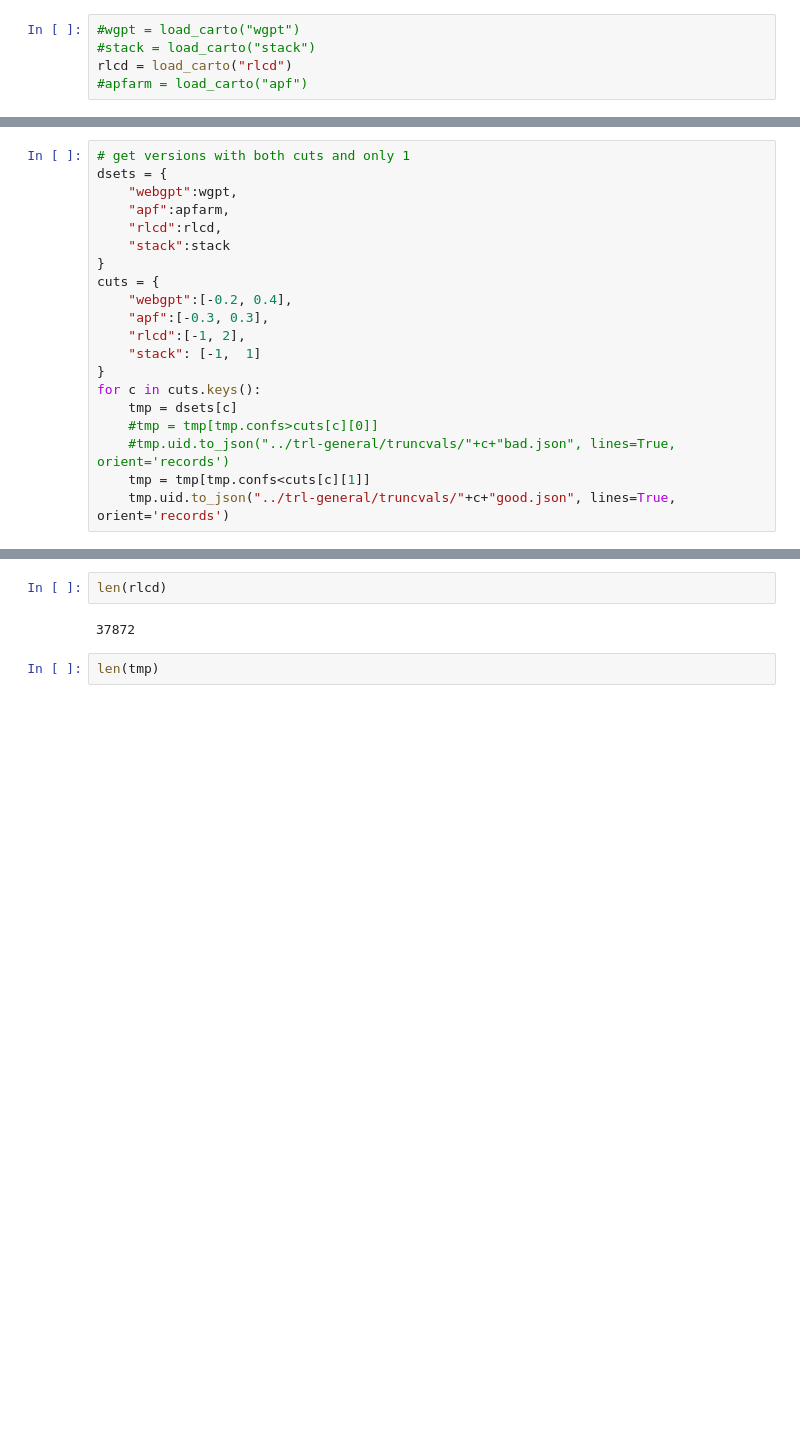
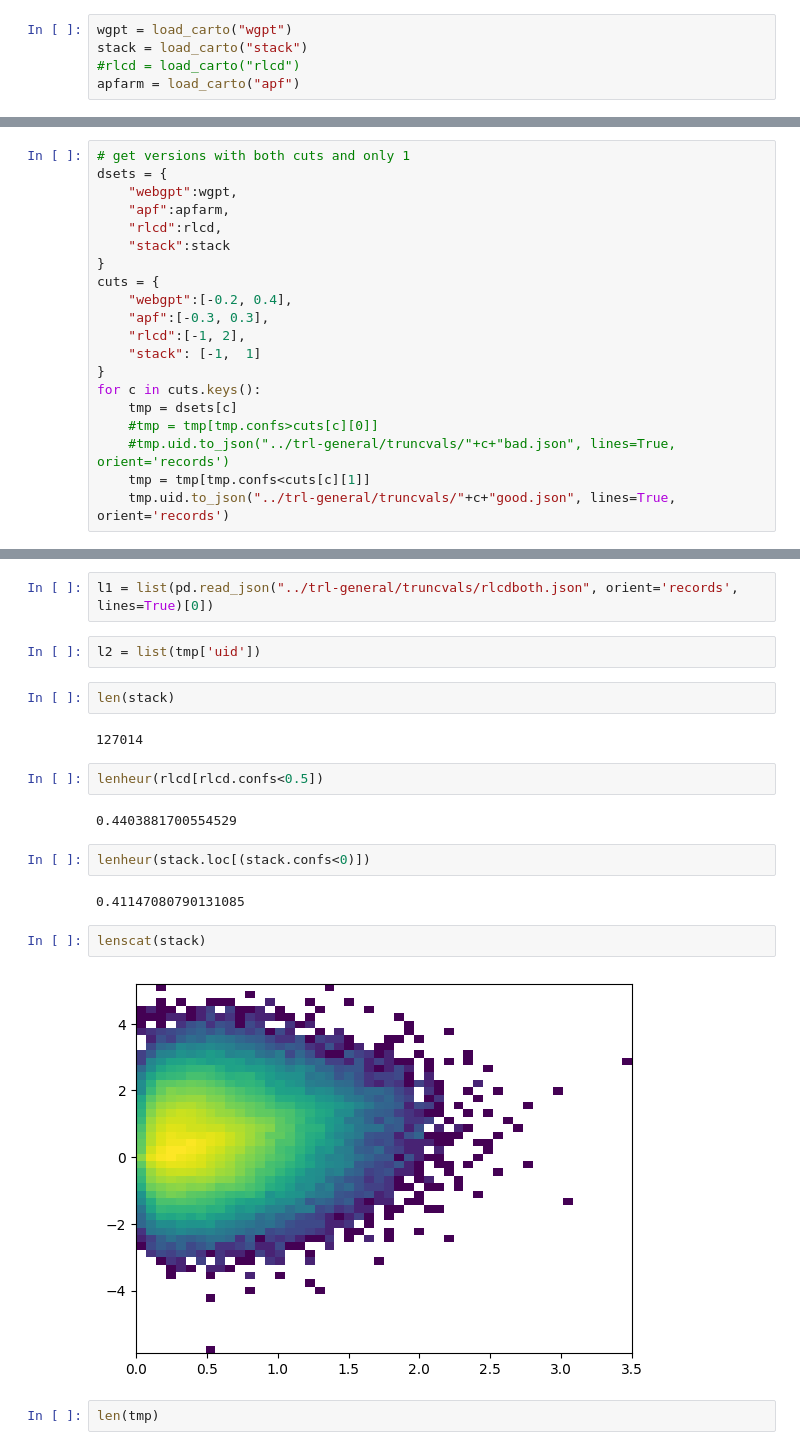
Before and after one commit to PrasannS/rlhf-length-biases, a Jupyter notebook: eval/examine_dcarto.ipynb, the cells around one changed output, grey strips where cells are left out. Drawn from its saved outputs; the diff is of its cells as text; blank space fills up the shorter version.

```diff
--- a/eval/examine_dcarto.ipynb
+++ b/eval/examine_dcarto.ipynb
@@ -150,5 +163,5 @@ def load_carto(dsname, da=False, getprocs=True):
 # %%
-#wgpt = load_carto("wgpt")
-#stack = load_carto("stack")
-rlcd = load_carto("rlcd")
-#apfarm = load_carto("apf")
+wgpt = load_carto("wgpt")
+stack = load_carto("stack")
+#rlcd = load_carto("rlcd")
+apfarm = load_carto("apf")
@@ -187,7 +196,23 @@ tmp = tmp[tmp.vars<1]
+# %%
+l1 = list(pd.read_json("../trl-general/truncvals/rlcdboth.json", orient='records', lines=True)[0])
+# %%
+l2 = list(tmp['uid'])
+# %%
+len(stack)
+# %% [output]
+127014
+# %%
+lenheur(rlcd[rlcd.confs<0.5])
+# %% [output]
+0.4403881700554529
+# %%
+lenheur(stack.loc[(stack.confs<0)])
+# %% [output]
+0.41147080790131085
 # %%
-len(rlcd)
+lenscat(stack)
 # %% [output]
-37872
+[figure, added]
 # %%
 len(tmp)
 # %% [output]
```
Also changed, not shown: parts of 12 cells of this notebook, 5 other files.
